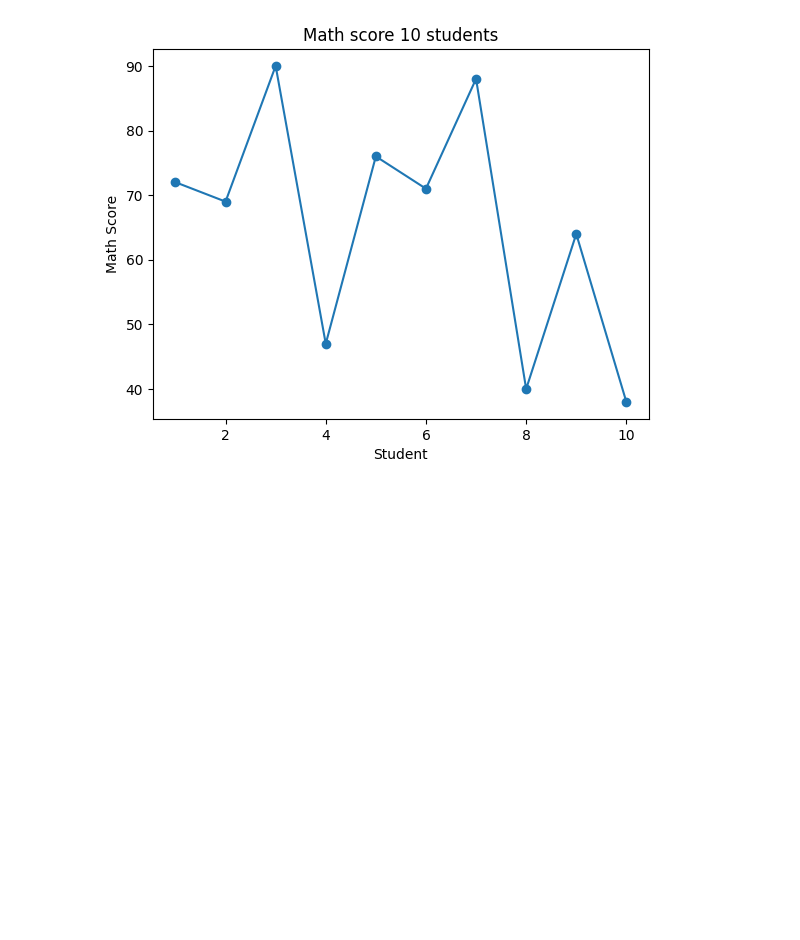
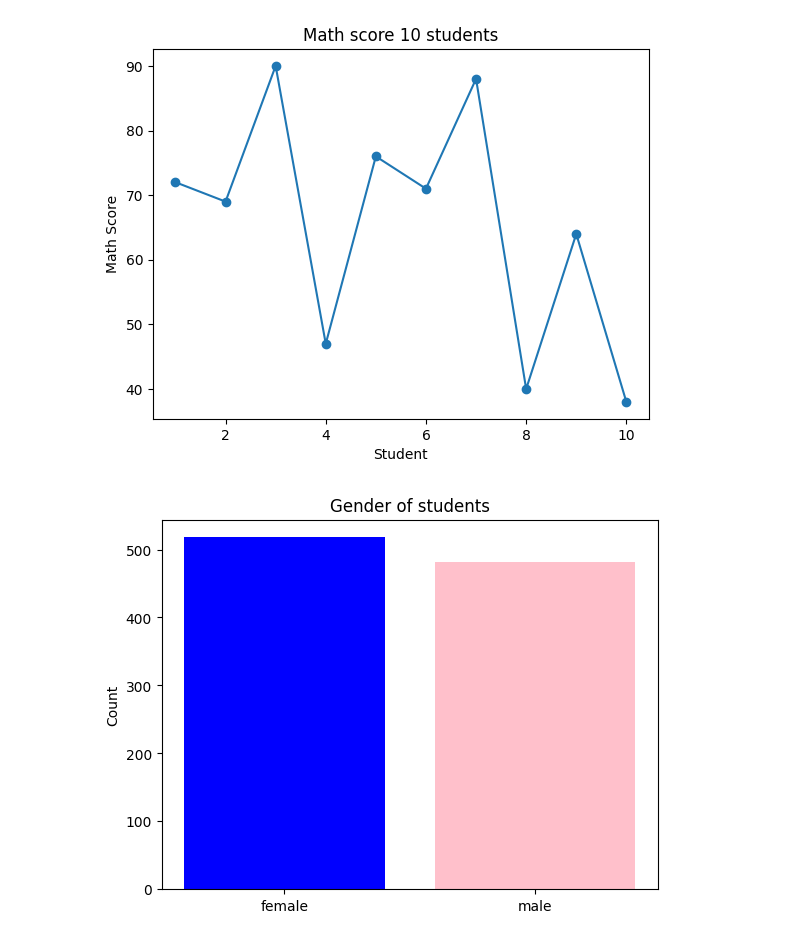
Before and after one commit to smchakma/ResearchWithSkillMoprh, a Jupyter notebook: Matplotlib_and_Seaborn.ipynb, the cells around one changed output. Saved outputs shown, nothing was run; the diff lists cells and outputs as text; code cells hidden in the pictures; blank space fills up the shorter version.

```diff
--- a/Matplotlib_and_Seaborn.ipynb
+++ b/Matplotlib_and_Seaborn.ipynb
@@ -71,3 +72,13 @@ ax.set(title='Math score 10 students', xlabel='Student', ylabel='Math Score')
 plt.show()
 # %% [output]
 [figure]
+# %%
+gender_counts = students['gender'].value_counts()
+
+fig, ax = plt.subplots()
+ax.bar(gender_counts.index, gender_counts.values, color=['blue', 'pink'])
+ax.set(title='Gender of students', ylabel='Count')
+plt.savefig("/content/drive/MyDrive/Datasets/Gender_figure.png", dpi=300, bbox_inches='tight')
+plt.show()
+# %% [output]
+[figure, added]
```
Also changed, not shown: parts of 1 cell of this notebook.
